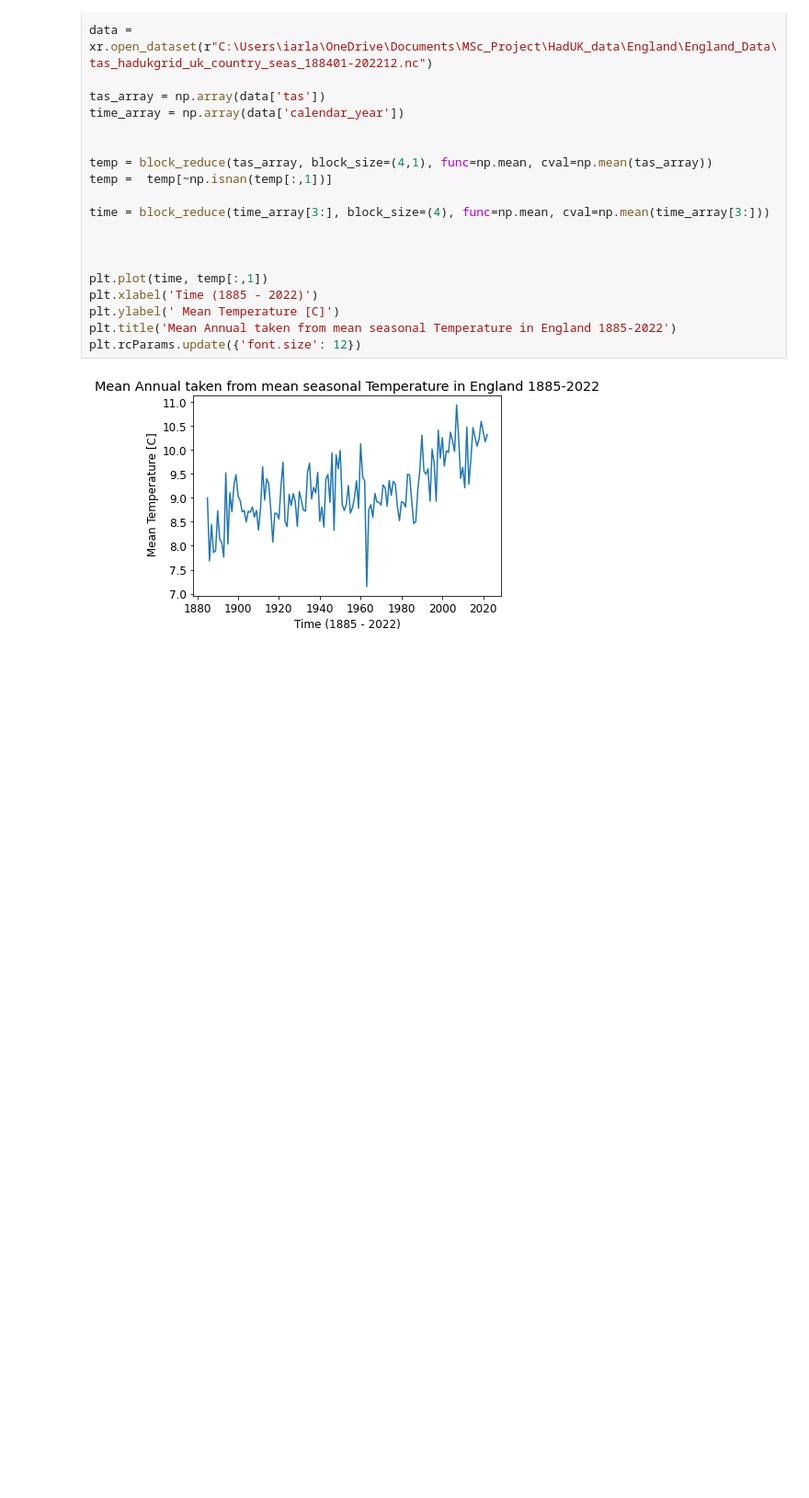
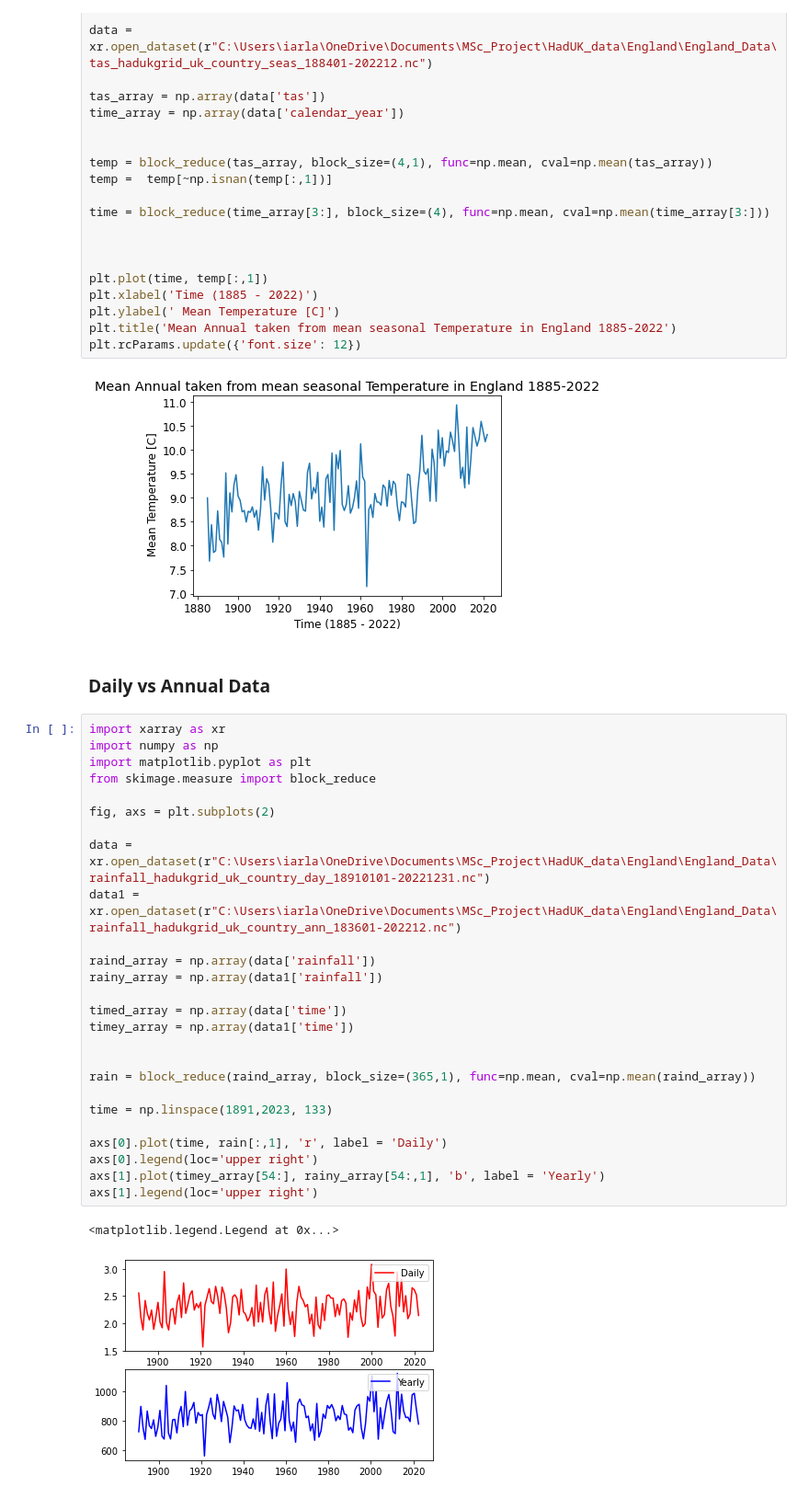
Before and after one commit to Iarla-Boyce/MSc-Project, a Jupyter notebook: 20-10.ipynb, the cells around one changed output. Shown: that part at 92% size. Drawn from its saved outputs; the diff is of its cells as text; blank space fills up the shorter version.

Commit message:
Code for England Climate Variables

```diff
--- a/20-10.ipynb
+++ b/20-10.ipynb
@@ -352,3 +352,34 @@ plt.title('Mean Annual taken from mean seasonal Temperature in England 1885-2022
 plt.rcParams.update({'font.size': 12})
 # %% [output]
 [figure]
+# %% [markdown]
+### Daily vs Annual Data
+# %%
+import xarray as xr
+import numpy as np
+import matplotlib.pyplot as plt
+from skimage.measure import block_reduce
+
+fig, axs = plt.subplots(2)
+
+data = xr.open_dataset(r"C:\Users\iarla\OneDrive\Documents\MSc_Project\HadUK_data\England\England_Data\rainfall_hadukgrid_uk_country_day_18910101-20221231.nc")
+data1 = xr.open_dataset(r"C:\Users\iarla\OneDrive\Documents\MSc_Project\HadUK_data\England\England_Data\rainfall_hadukgrid_uk_country_ann_183601-202212.nc")
+
+raind_array = np.array(data['rainfall'])
+rainy_array = np.array(data1['rainfall'])
+
+timed_array = np.array(data['time'])
+timey_array = np.array(data1['time'])
+
+
+rain = block_reduce(raind_array, block_size=(365,1), func=np.mean, cval=np.mean(raind_array))
+
+time = np.linspace(1891,2023, 133)
+
+axs[0].plot(time, rain[:,1], 'r', label = 'Daily')
+axs[0].legend(loc='upper right')
+axs[1].plot(timey_array[54:], rainy_array[54:,1], 'b', label = 'Yearly')
+axs[1].legend(loc='upper right')
+# %% [output]
+<matplotlib.legend.Legend at 0x...>
+[figure, added]
```
Also changed, not shown: parts of 4 cells of this notebook.
